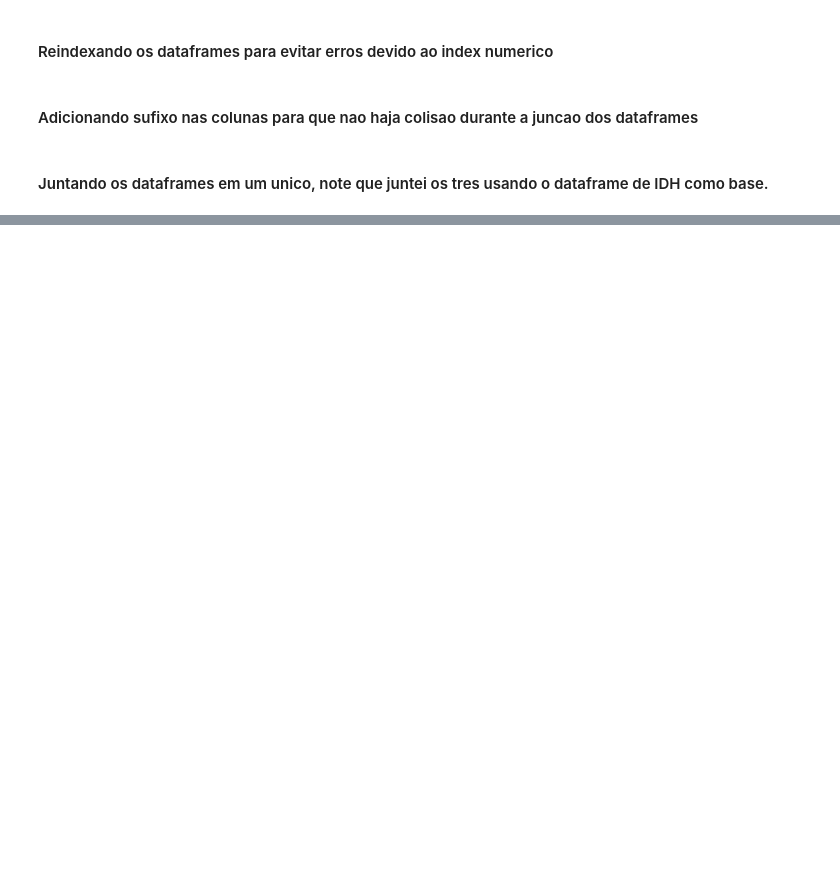
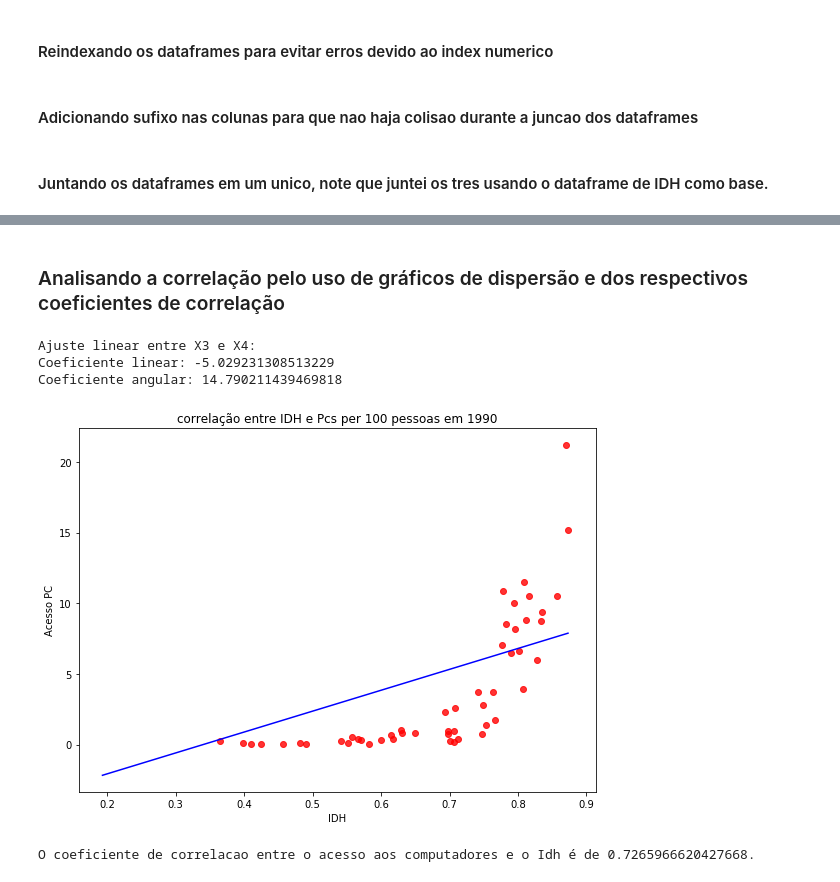
Before and after one commit to lucaslealvale/CD_2018, a Jupyter notebook: Projeto1.ipynb, the cells around one changed output, grey strips where cells are left out. Cells and saved outputs as stored; diff of their text form; code cells hidden in the pictures; blank space fills up the shorter version.

```diff
--- a/Projeto1.ipynb
+++ b/Projeto1.ipynb
@@ -80,3 +98,35 @@ df.head()
 | Angola | NaN | NaN | 0.384 | 0.445 | 0.459 | 0.471 | 0.476 | 0.481 | 0.486 | 0.0 | ... |
 | Antigua and Barbuda | NaN | NaN | NaN | NaN | NaN | NaN | NaN | NaN | 0.764 | 0.0 | ... |
 5 rows × 140 columns
+# %%
+#Funcao extraida do site 'https://pastebin.com/0KcDyqKq', disponibilizado no blackboard pelos professores. Acesso 9h18 21/8/2018
+def reta(dados_x, dados_y,titulo,eixox,eixoy):
+    a = dados_y.cov(dados_x) / dados_x.var()
+    b = dados_y.mean() - a*dados_x.mean()
+
+    print('Ajuste linear entre X3 e X4:')
+    print('Coeficiente linear:', b)
+    print('Coeficiente angular:', a)
+
+    fig = plt.figure(figsize=(8, 6))
+    plt.scatter(dados_x, dados_y, c='red', alpha=0.8)
+    plt.title(titulo)
+    plt.xlabel(eixox)
+    plt.ylabel(eixoy)
+
+    plt.plot((dados_x.min(), dados_x.max()), (a*dados_x.min()+b, a*dados_x.max()+b), color='blue')
+
+    plt.tight_layout()
+    plt.show()
+# %% [markdown]
+### Analisando a correlação pelo uso de gráficos de dispersão e dos respectivos coeficientes de correlação
+# %%
+reta(df["1990_IDH"],df['1990_Pc'],('correlação entre IDH e Pcs per 100 pessoas em 1990'),('IDH'),('Acesso PC'))
+f=df["1990_IDH"].corr(df["1990_Pc"])
+print("O coeficiente de correlacao entre o acesso aos computadores e o Idh é de {0}. ".format(f))
+# %% [output]
+Ajuste linear entre X3 e X4:
+Coeficiente linear: -5.029231308513229
+Coeficiente angular: 14.790211439469818
+[figure, added]
+O coeficiente de correlacao entre o acesso aos computadores e o Idh é de 0.7265966620427668.
```
Also changed, not shown: parts of 12 cells of this notebook, 1 other file.
